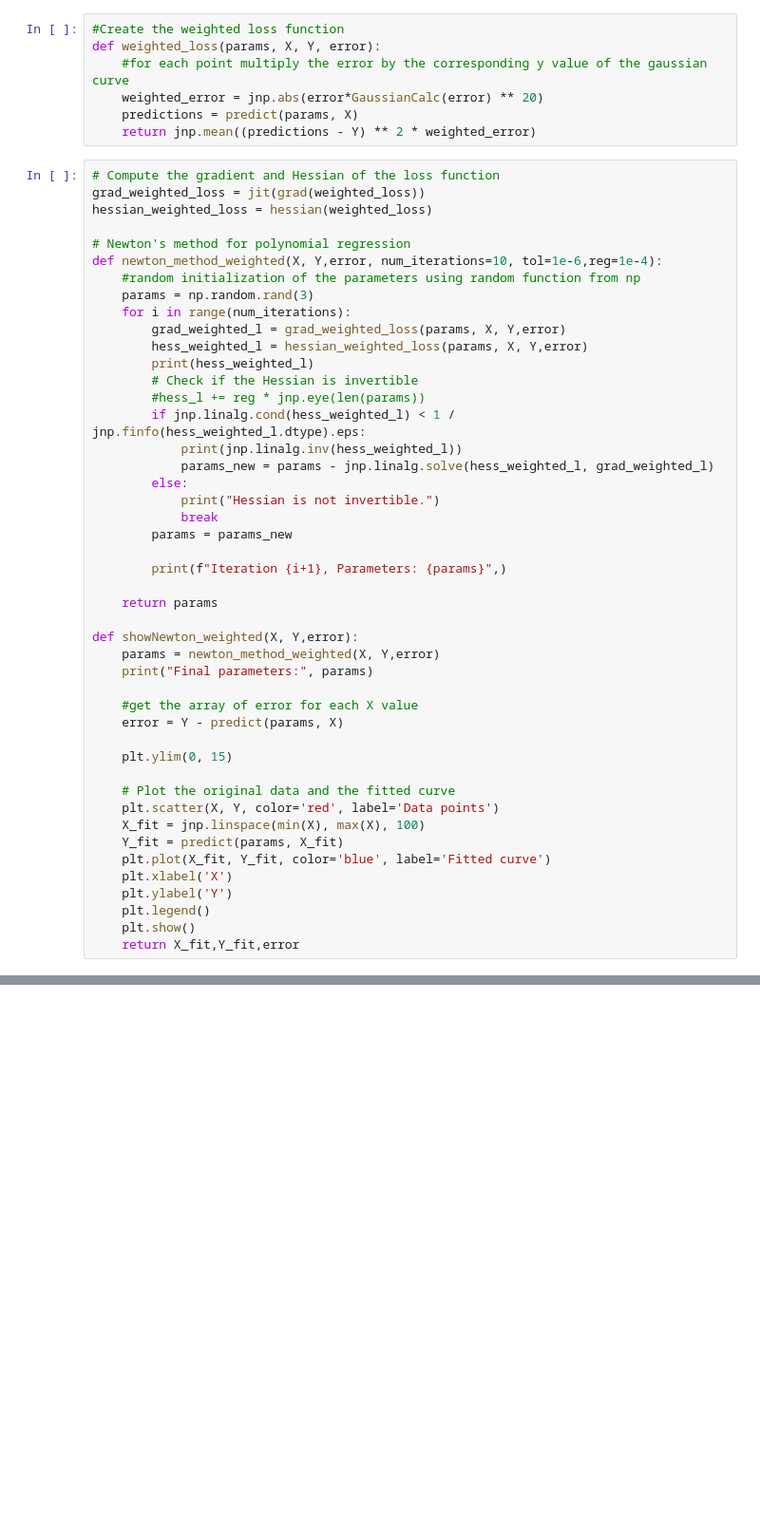
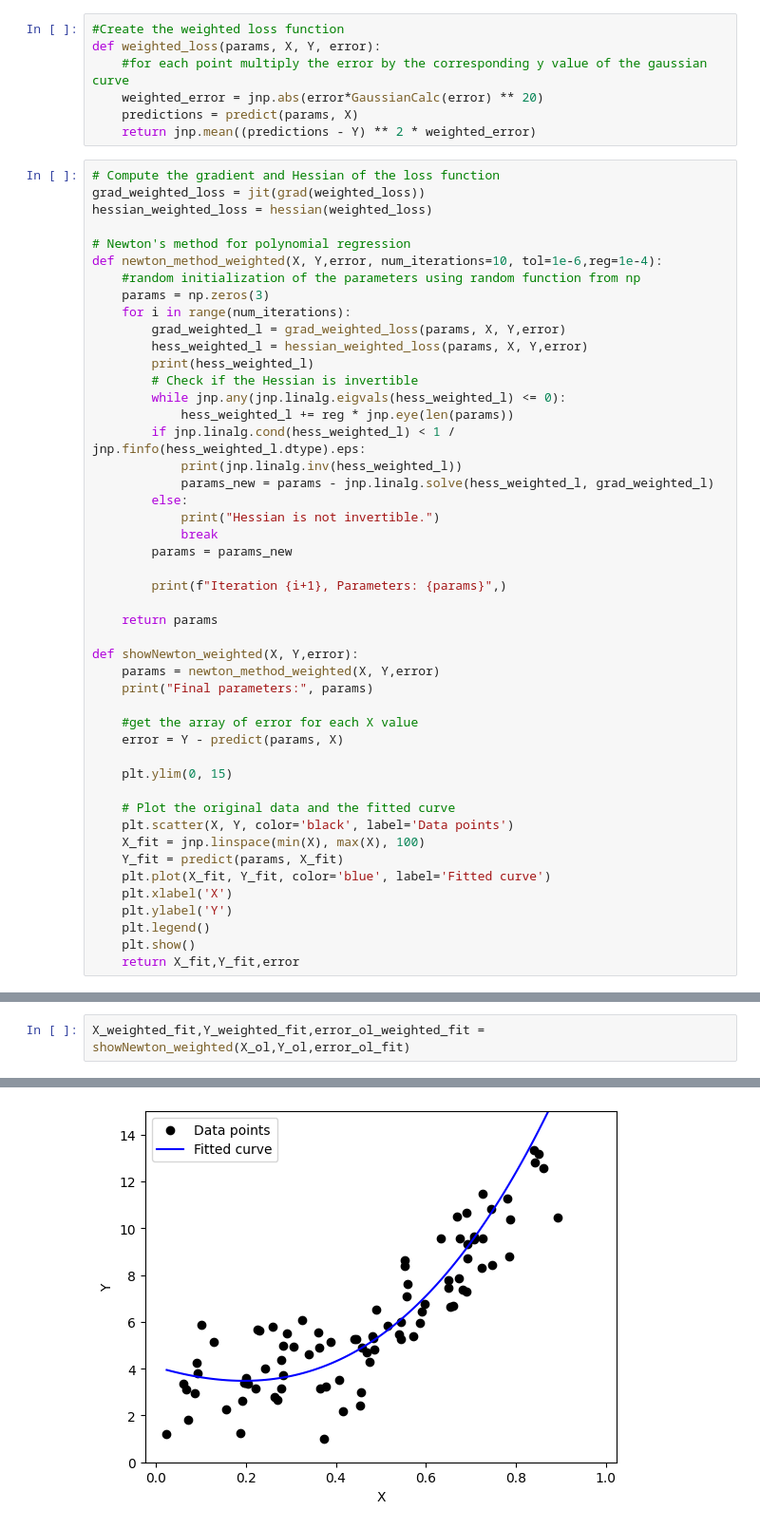
Before and after one commit to Romasa102/CurveFittingAlgorithm, a Jupyter notebook: CurveFit.ipynb, the cells around one changed output, grey strips where cells are left out. Shown: that part at 95% size. Cells and saved outputs as stored; diff of their text form; blank space fills up the shorter version.

```diff
--- a/CurveFit.ipynb
+++ b/CurveFit.ipynb
@@ -271,13 +151,14 @@ hessian_weighted_loss = hessian(weighted_loss)
 # Newton's method for polynomial regression
 def newton_method_weighted(X, Y,error, num_iterations=10, tol=1e-6,reg=1e-4):
     #random initialization of the parameters using random function from np
-    params = np.random.rand(3)
+    params = np.zeros(3)
     for i in range(num_iterations):
         grad_weighted_l = grad_weighted_loss(params, X, Y,error)
         hess_weighted_l = hessian_weighted_loss(params, X, Y,error)
         print(hess_weighted_l)
         # Check if the Hessian is invertible
-        #hess_l += reg * jnp.eye(len(params))
+        while jnp.any(jnp.linalg.eigvals(hess_weighted_l) <= 0):
+            hess_weighted_l += reg * jnp.eye(len(params))
         if jnp.linalg.cond(hess_weighted_l) < 1 / jnp.finfo(hess_weighted_l.dtype).eps:
             print(jnp.linalg.inv(hess_weighted_l))
             params_new = params - jnp.linalg.solve(hess_weighted_l, grad_weighted_l)
@@ -300,7 +181,7 @@ def showNewton_weighted(X, Y,error):
     plt.ylim(0, 15)
 
     # Plot the original data and the fitted curve
-    plt.scatter(X, Y, color='red', label='Data points')
+    plt.scatter(X, Y, color='black', label='Data points')
     X_fit = jnp.linspace(min(X), max(X), 100)
     Y_fit = predict(params, X_fit)
     plt.plot(X_fit, Y_fit, color='blue', label='Fitted curve')
@@ -347,0 +323,3 @@ Text(0, 0.5, 'Y')
+# %%
+X_weighted_fit,Y_weighted_fit,error_ol_weighted_fit = showNewton_weighted(X_ol,Y_ol,error_ol_fit)
+# %% [output]
@@ -347,0 +343 @@ Text(0, 0.5, 'Y')
+[figure, added]
```
Also changed, not shown: parts of 28 cells of this notebook.
